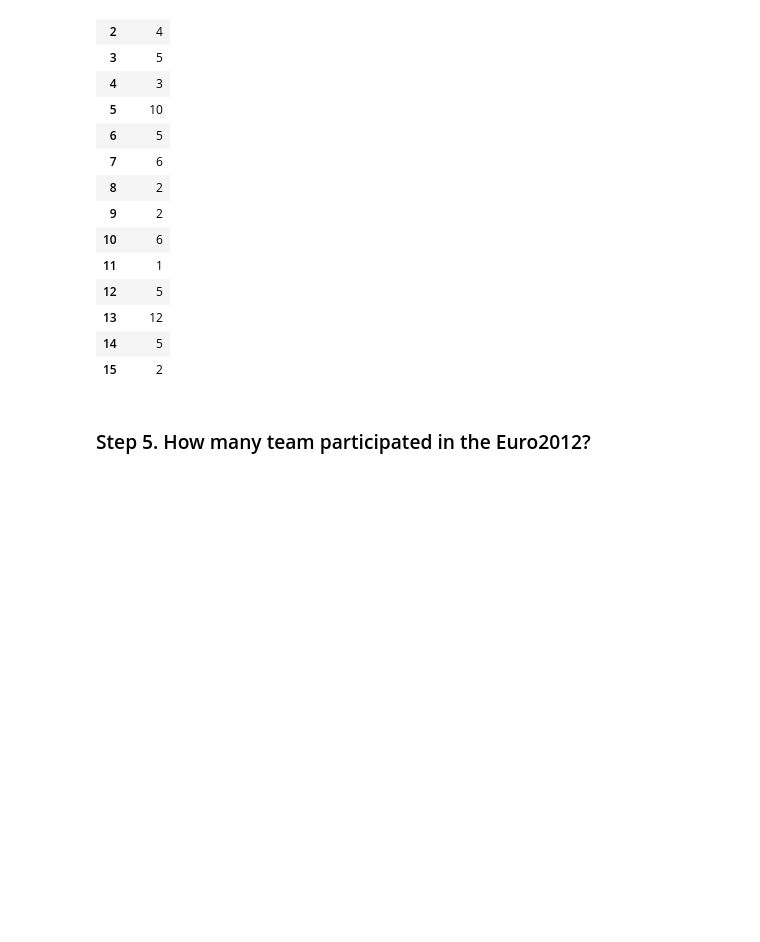
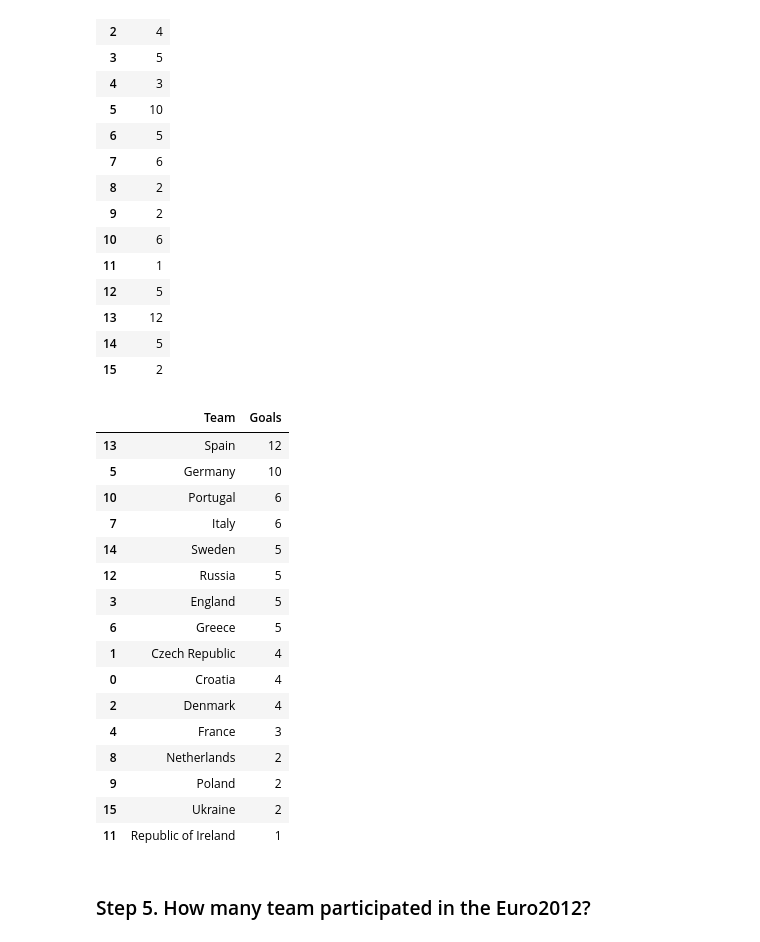
Before and after one commit to PacoFletcher/2503_dsft_thebridge_paco, a Jupyter notebook: 2-Data_Analysis/2-Pandas/Practica/4-Euro12/Euro12.ipynb, the cells around one changed output. Drawn from its saved outputs; the diff is of its cells as text; code cells hidden in the pictures; blank space fills up the shorter version.

```diff
--- a/2-Data_Analysis/2-Pandas/Practica/4-Euro12/Euro12.ipynb
+++ b/2-Data_Analysis/2-Pandas/Practica/4-Euro12/Euro12.ipynb
@@ -91,6 +91,26 @@ euro12[["Goals"]]
 | 13 | 12 |
 | 14 | 5 |
 | 15 | 2 |
+# %%
+euro12[["Team", "Goals"]].sort_values("Goals", ascending=False)
+# %% [output]
+|  | Team | Goals |
+| 13 | Spain | 12 |
+| 5 | Germany | 10 |
+| 10 | Portugal | 6 |
+| 7 | Italy | 6 |
+| 14 | Sweden | 5 |
+| 12 | Russia | 5 |
+| 3 | England | 5 |
+| 6 | Greece | 5 |
+| 1 | Czech Republic | 4 |
+| 0 | Croatia | 4 |
+| 2 | Denmark | 4 |
+| 4 | France | 3 |
+| 8 | Netherlands | 2 |
+| 9 | Poland | 2 |
+| 15 | Ukraine | 2 |
+| 11 | Republic of Ireland | 1 |
 # %% [markdown]
 ### Step 5. How many team participated in the Euro2012?
 # %%
```
Also changed, not shown: parts of 5 cells of this notebook.
